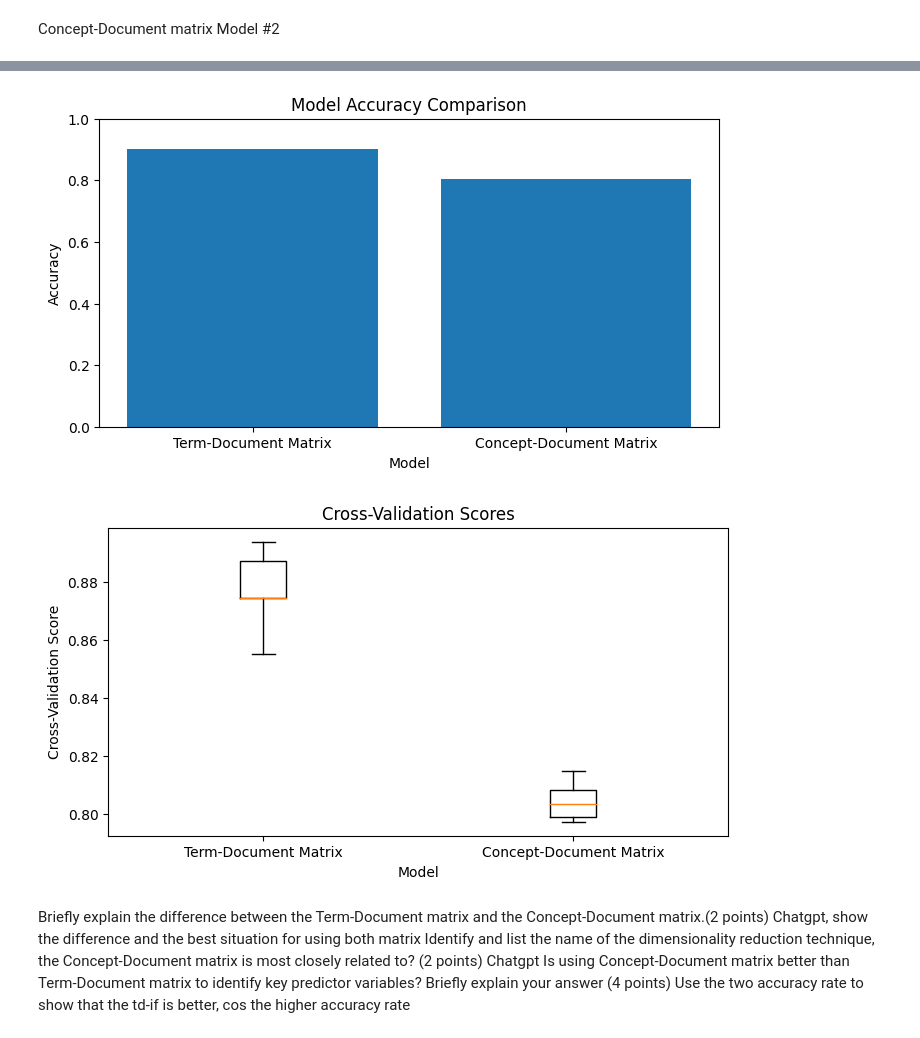
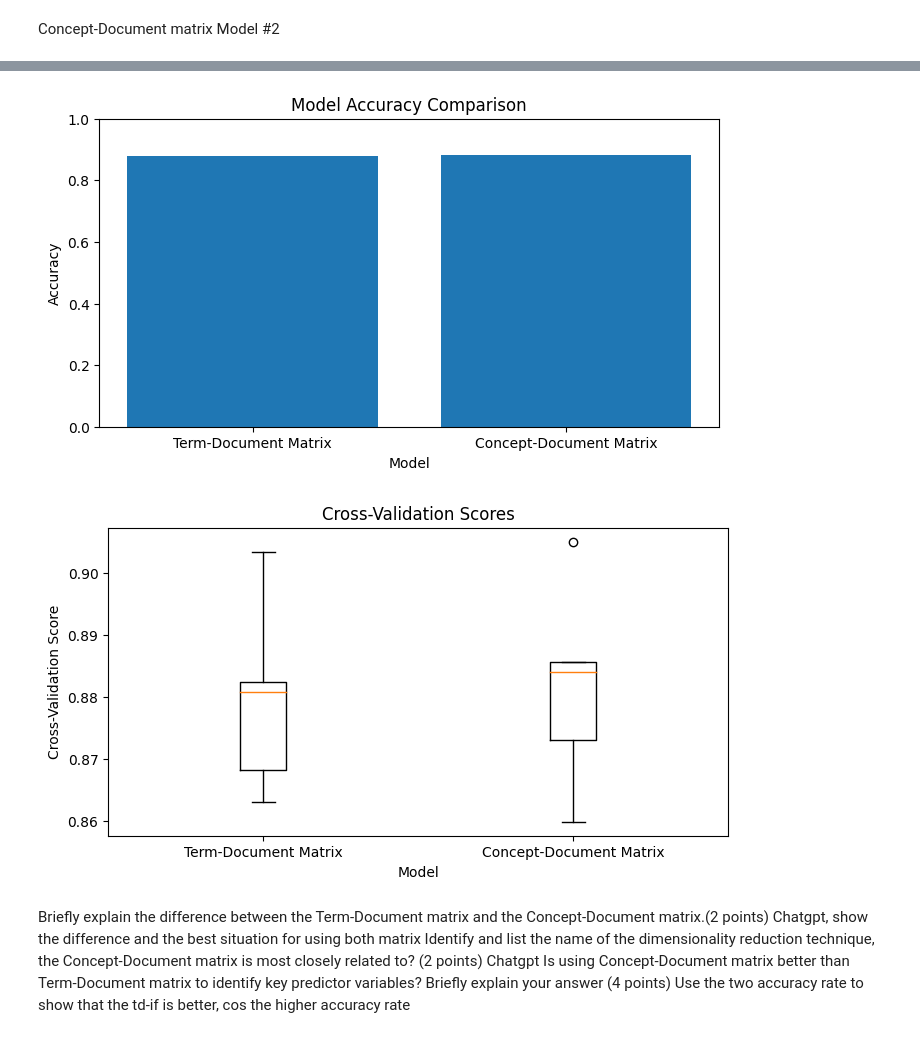
Before and after one commit to ZorroHZR/MBAN6110_Datascience, a Jupyter notebook: Asg 2.ipynb, the cells around one changed output, grey strips where cells are left out. Saved outputs shown, nothing was run; the diff lists cells and outputs as text; code cells hidden in the pictures.

```diff
--- a/Asg 2.ipynb
+++ b/Asg 2.ipynb
@@ -308,23 +301,23 @@ Accuracy Score on the test set: 0.8812741312741312
 # %%
 import matplotlib.pyplot as plt
 
 models = ['Term-Document Matrix', 'Concept-Document Matrix']
-accuracies = [0.9005791505791506, 0.805019305019305]  # Replace with your actual accuracy scores
+accuracies = [0.8795915725595581, 0.8812741312741312]
 
 plt.figure(figsize=(8, 4))
 plt.bar(models, accuracies)
 plt.xlabel('Model')
 plt.ylabel('Accuracy')
 plt.title('Model Accuracy Comparison')
 plt.ylim(0, 1)
 plt.show()
 # %% [output]
-[figure, old version]
+[figure, new version]
 # %%
 import matplotlib.pyplot as plt
 
-cv_scores_tdm = [0.85530547, 0.89389068, 0.88727858, 0.87439614, 0.87439614]  # Replace with your actual scores
-cv_scores_cdm = [0.79903537, 0.79742765, 0.80354267, 0.80837359, 0.81481481]  # Replace with your actual scores
+cv_scores_tdm = [0.8681672,  0.88083736, 0.86312399, 0.90338164, 0.88244767]
+cv_scores_cdm = [0.87299035, 0.88566828, 0.85990338, 0.90499195, 0.88405797]
 
 plt.figure(figsize=(8, 4))
 plt.boxplot([cv_scores_tdm, cv_scores_cdm], labels=['Term-Document Matrix', 'Concept-Document Matrix'])
@@ -333,7 +326,7 @@ plt.ylabel('Cross-Validation Score')
 plt.title('Cross-Validation Scores')
 plt.show()
 # %% [output]
-[figure, old version]
+[figure, new version]
 # %% [markdown]
 Briefly explain the difference between the Term-Document matrix and the Concept-Document matrix.(2 points) </br>
 Chatgpt, show the difference and the best situation for using both matrix </br>
```
Also changed, not shown: parts of 7 cells of this notebook.
